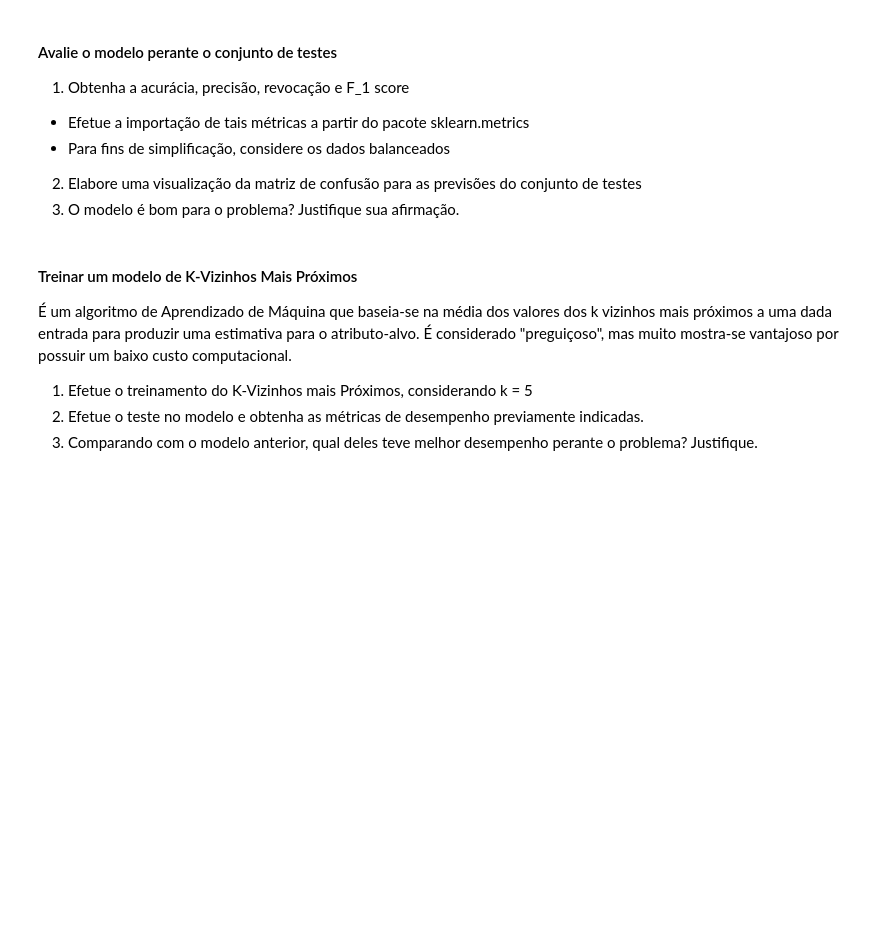
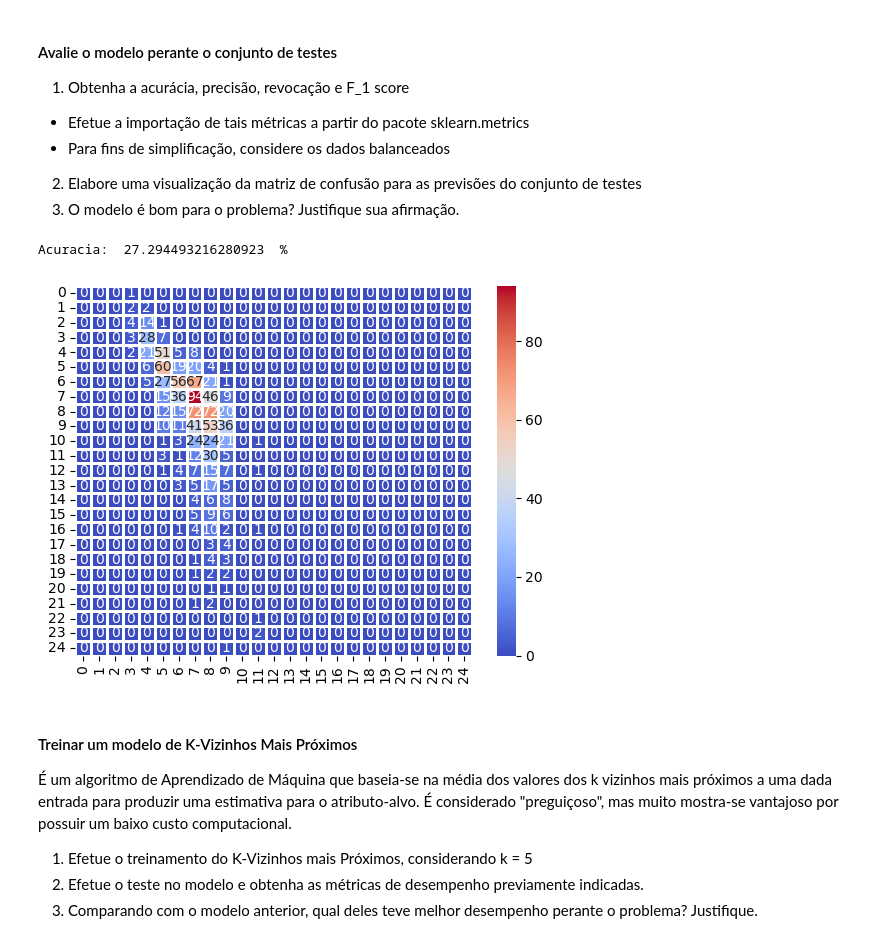
Before and after one commit to CaioBertoldo07/Redes-Neurais, a Jupyter notebook: RNA-2025.1-PP1.2.ver.Diogo/RNA-2025.1-PP1.2.ipynb, the cells around one changed output. Cells and saved outputs as stored; diff of their text form; code cells hidden in the pictures; blank space fills up the shorter version.

```diff
--- a/RNA-2025.1-PP1.2.ver.Diogo/RNA-2025.1-PP1.2.ipynb
+++ b/RNA-2025.1-PP1.2.ver.Diogo/RNA-2025.1-PP1.2.ipynb
@@ -198,3 +203,13 @@ Abordaremos o problema da previsão de idade como uma tarefa de classificação
 - Vamos efetuar uma partição do tipo holdout 70/30
 
 Documentação completa disponível em: https://scikit-learn.org/stable/modules/generated/sklearn.model_selection.train_test_split.html
+# %%
+y = df_final["Age"]
+X = df_final.drop(columns=["Age"])
+
+print(f"Formato de X: {X.shape}")
+print(f"Formato de y: {y.shape}")
+
+X_train, X_test, y_train, y_test = train_test_split(X, y, test_size = 0.3, random_state=42)
+
+print(f" testeX:{X_test.shape} treinoX:{X_train.shape} testey:{y_test.shape} treinoy:{y_train.shape} ")
@@ -208,3 +227,6 @@ A Regressão Logística é uma técnica de Aprendizado de Máquina que tem como
 3. Execute o algoritmo de treinamento com os dados de treino
 
 Documentação completa disponível em: https://scikit-learn.org/stable/modules/generated/sklearn.linear_model.LogisticRegression.html
+# %%
+model = LogisticRegression()
+model.fit(X_train, y_train)
@@ -214,3 +245,8 @@ Documentação completa disponível em: https://scikit-learn.org/stable/modules/
 1. Selecione um exemplo arbitrário da partição de teste
 2. Forneça os atributos preditores e obtenha a previsão da idade
 3. O modelo previu a idade corretamente?
+# %%
+results = model.predict(X_test)
+print(results)
+
+model.score(X,y)
@@ -222,6 +261,24 @@ Documentação completa disponível em: https://scikit-learn.org/stable/modules/
   * Para fins de simplificação, considere os dados balanceados
 2. Elabore uma visualização da matriz de confusão para as previsões do conjunto de testes
 3. O modelo é bom para o problema? Justifique sua afirmação.
+# %%
+acuracia = accuracy_score(results, y_test)
+print("Acuracia: ", acuracia*100, " %")
+
+conf_matrix = confusion_matrix(results, y_test)
+# print(f"Matriz de confusao:  {conf_matrix}")
+
+matriz_conf = confusion_matrix(y_test, results)
+sns.heatmap(matriz_conf, cmap='coolwarm', annot=True, linewidth=1, fmt='d')
+plt.show()
+# print(matriz_conf)
+# quadro = ConfusionMatrixDisplay(confusion_matrix= matriz_conf)
+# quadro.plot(cmap="Blues")
+# plt.figure(figsize=(10, 10))
+# plt.show()
+# %% [output]
+Acuracia:  27.294493216280923  %
+[figure, added]
 # %% [markdown]
 #### Treinar um modelo de K-Vizinhos Mais Próximos
 
```
Also changed, not shown: parts of 4 cells of this notebook, 1 other file.
